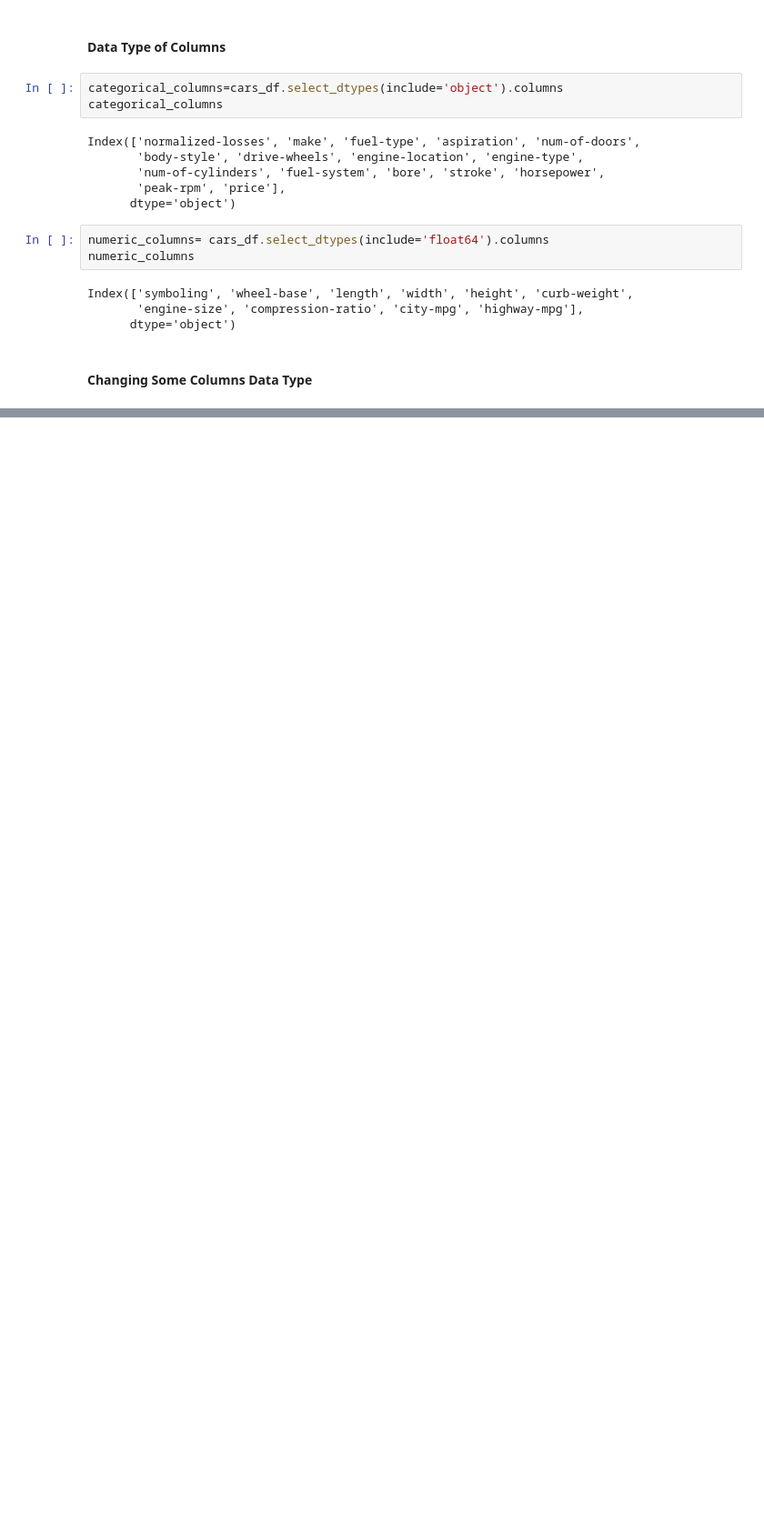
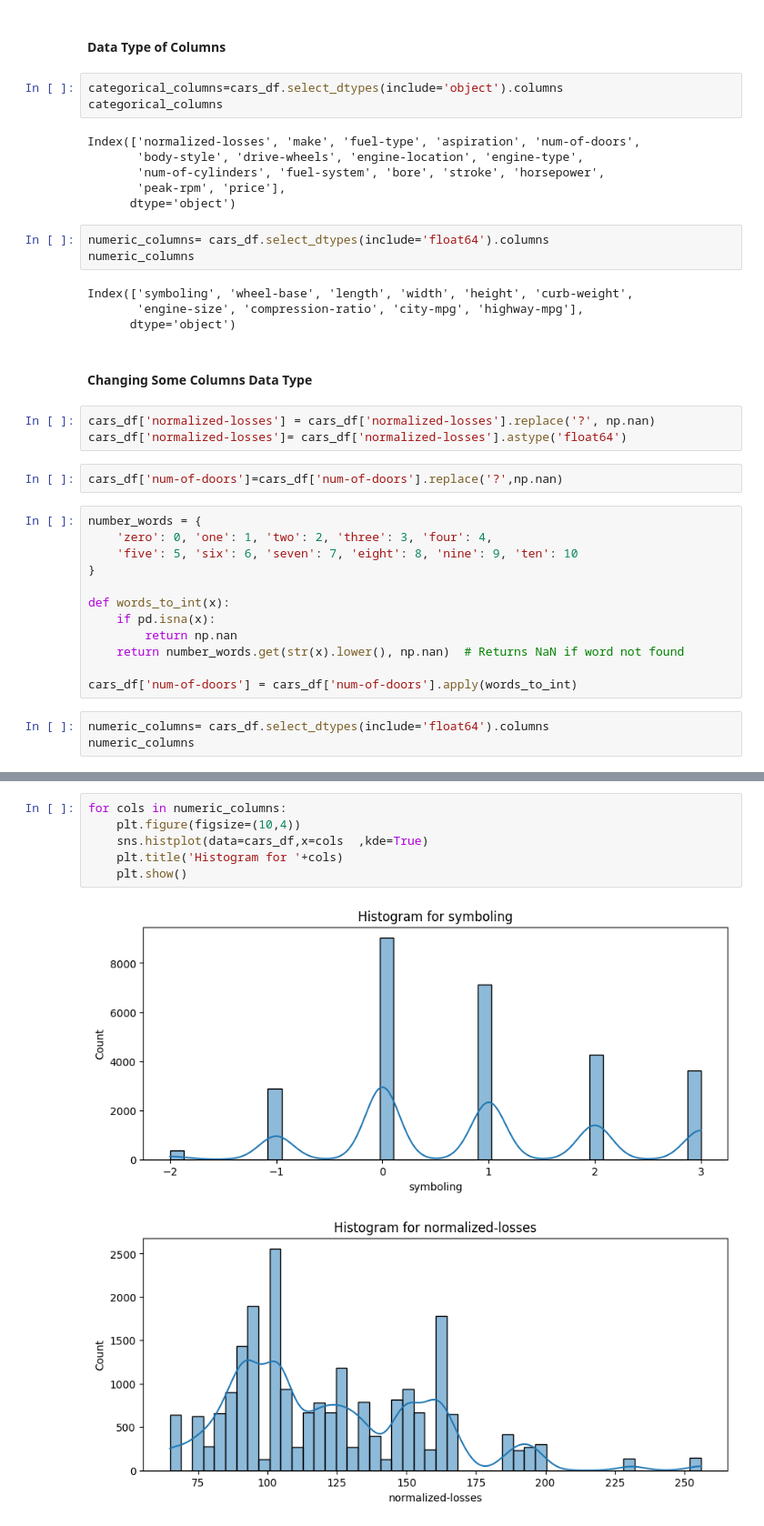
Before and after one commit to AbdulWahid026/ML_CarPricing, a Jupyter notebook: car_pricing.ipynb, the cells around one changed output, grey strips where cells are left out. Shown at 91% size. Cells and saved outputs as stored; diff of their text form; blank space fills up the shorter version.

Commit message:
Eda: Histograms and Boxplot

```diff
--- a/car_pricing.ipynb
+++ b/car_pricing.ipynb
@@ -87,3 +88,23 @@ Index(['symboling', 'wheel-base', 'length', 'width', 'height', 'curb-weight',
       dtype='object')
 # %% [markdown]
 #### Changing Some Columns Data Type
+# %%
+cars_df['normalized-losses'] = cars_df['normalized-losses'].replace('?', np.nan)
+cars_df['normalized-losses']= cars_df['normalized-losses'].astype('float64')
+# %%
+cars_df['num-of-doors']=cars_df['num-of-doors'].replace('?',np.nan)
+# %%
+number_words = {
+    'zero': 0, 'one': 1, 'two': 2, 'three': 3, 'four': 4,
+    'five': 5, 'six': 6, 'seven': 7, 'eight': 8, 'nine': 9, 'ten': 10
+}
+
+def words_to_int(x):
+    if pd.isna(x):
+        return np.nan
+    return number_words.get(str(x).lower(), np.nan)  # Returns NaN if word not found
+
+cars_df['num-of-doors'] = cars_df['num-of-doors'].apply(words_to_int)
+# %%
+numeric_columns= cars_df.select_dtypes(include='float64').columns
+numeric_columns
@@ -89,0 +132,9 @@ Index(['symboling', 'wheel-base', 'length', 'width', 'height', 'curb-weight',
+# %%
+for cols in numeric_columns:
+    plt.figure(figsize=(10,4))
+    sns.histplot(data=cars_df,x=cols  ,kde=True)
+    plt.title('Histogram for '+cols)
+    plt.show()
+# %% [output]
+[figure, added]
+[figure, added]
```
Also changed, not shown: parts of 8 cells of this notebook.
